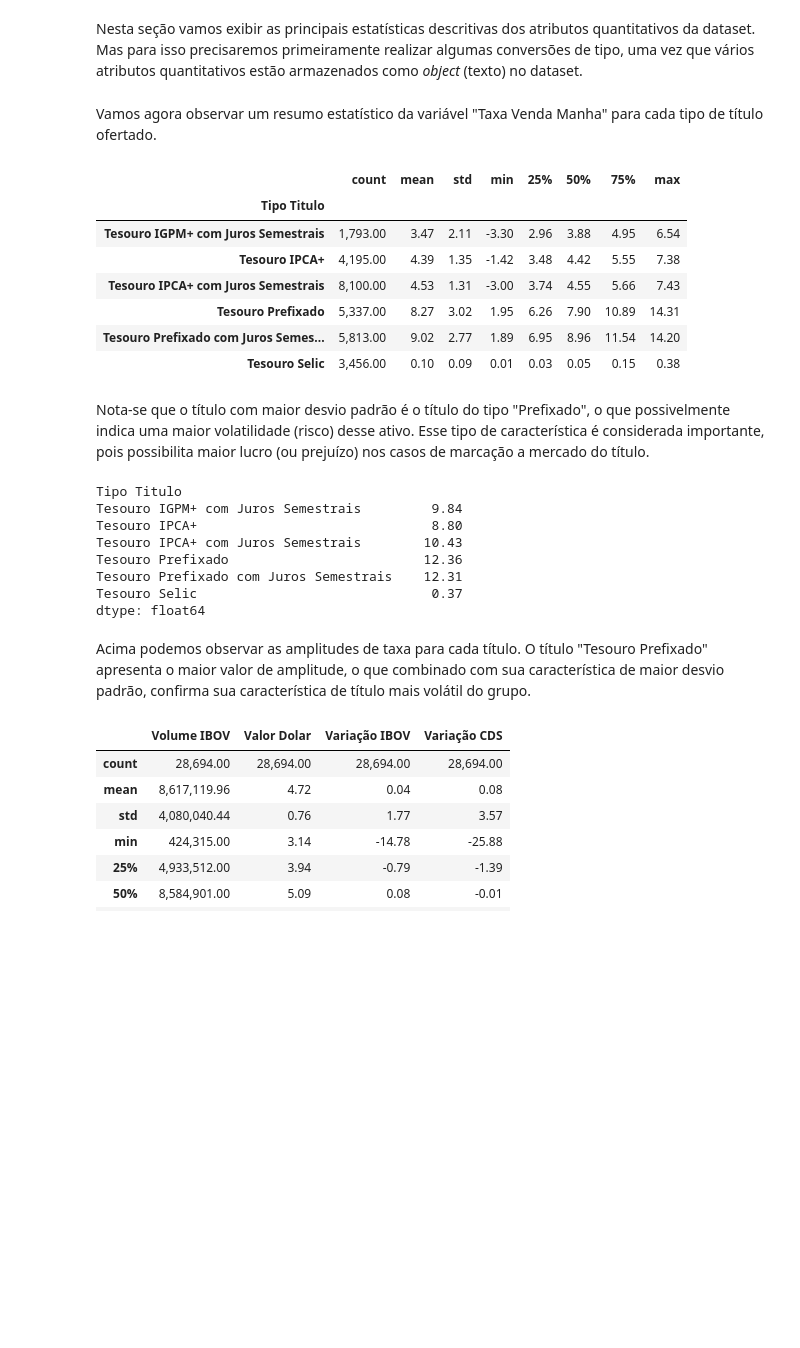
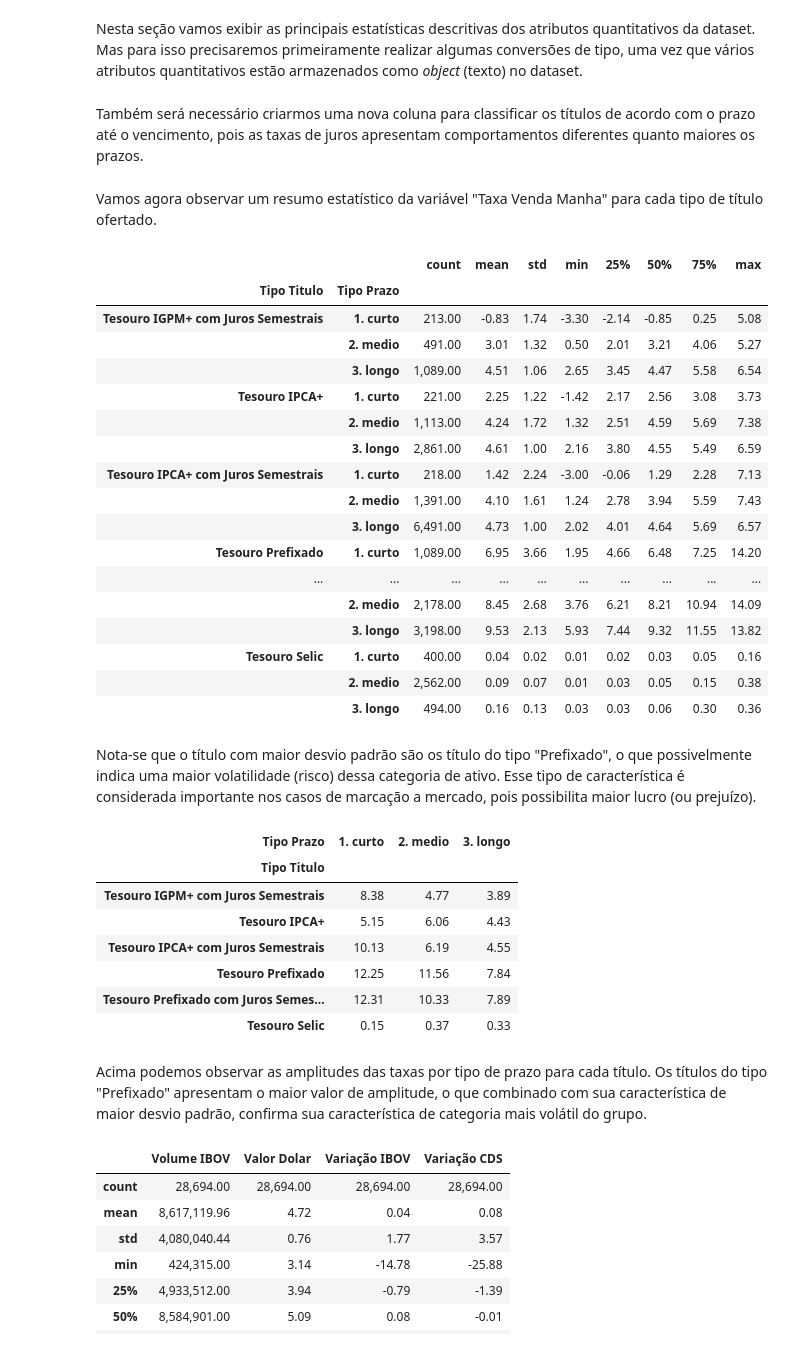
Before and after one commit to fppfurtado/mvp-pos-ciencia-de-dados, a Jupyter notebook: Projeto_MVP_Preditor_de_Preços_de_Títulos_Públicos_Federais.ipynb, the cells around one changed output. Saved outputs shown, nothing was run; the diff lists cells and outputs as text; code cells hidden in the pictures; blank space fills up the shorter version.

```diff
--- a/Projeto_MVP_Preditor_de_Preços_de_Títulos_Públicos_Federais.ipynb
+++ b/Projeto_MVP_Preditor_de_Preços_de_Títulos_Públicos_Federais.ipynb
@@ -275,36 +276,62 @@ df_merge = df_merge.astype({
     'Valor Dolar': 'float64',
     'Variação CDS': 'float64'
 })
+# %% [markdown]
+Também será necessário criarmos uma nova coluna para classificar os títulos de acordo com o prazo até o vencimento, pois as taxas de juros apresentam comportamentos diferentes quanto maiores os prazos.
+# %%
+#(df_merge['Data Vencimento'] - df_merge['Data Base'])/np.timedelta64(1, 'Y')
+def classificarPrazo(qtdAnos):
+  if(qtdAnos <= 1):
+    return '1. curto'
+  elif(qtdAnos <= 5):
+    return '2. medio'
+  else:
+    return '3. longo'
+
+df_merge['Tipo Prazo'] = (df_merge['Data Vencimento'] - df_merge['Data Base'])/np.timedelta64(1, 'Y')
+df_merge['Tipo Prazo'] = df_merge['Tipo Prazo'].apply(classificarPrazo)
 # %% [markdown]
 Vamos agora observar um resumo estatístico da variável "Taxa Venda Manha" para cada tipo de título ofertado.
 # %%
 # exibindo as estatísticas descritivas do atributo "Taxa Venda Manha" agrupadas por título.
-df_merge.groupby('Tipo Titulo').describe()['Taxa Venda Manha'].applymap('{:,.2f}'.format)
+df_merge.groupby(['Tipo Titulo', 'Tipo Prazo']).describe()['Taxa Venda Manha'].applymap('{:,.2f}'.format)
 # %% [output]
-|  | count | mean | std | min | 25% | 50% | 75% | max |
-| Tipo Titulo |  |  |  |  |  |  |  |  |
-| Tesouro IGPM+ com Juros Semestrais | 1,793.00 | 3.47 | 2.11 | -3.30 | 2.96 | 3.88 | 4.95 | 6.54 |
-| Tesouro IPCA+ | 4,195.00 | 4.39 | 1.35 | -1.42 | 3.48 | 4.42 | 5.55 | 7.38 |
-| Tesouro IPCA+ com Juros Semestrais | 8,100.00 | 4.53 | 1.31 | -3.00 | 3.74 | 4.55 | 5.66 | 7.43 |
-| Tesouro Prefixado | 5,337.00 | 8.27 | 3.02 | 1.95 | 6.26 | 7.90 | 10.89 | 14.31 |
-| Tesouro Prefixado com Juros Semes... | 5,813.00 | 9.02 | 2.77 | 1.89 | 6.95 | 8.96 | 11.54 | 14.20 |
-| Tesouro Selic | 3,456.00 | 0.10 | 0.09 | 0.01 | 0.03 | 0.05 | 0.15 | 0.38 |
+|  |  | count | mean | std | min | 25% | 50% | 75% | max |
+| Tipo Titulo | Tipo Prazo |  |  |  |  |  |  |  |  |
+| Tesouro IGPM+ com Juros Semestrais | 1. curto | 213.00 | -0.83 | 1.74 | -3.30 | -2.14 | -0.85 | 0.25 | 5.08 |
+|  | 2. medio | 491.00 | 3.01 | 1.32 | 0.50 | 2.01 | 3.21 | 4.06 | 5.27 |
+|  | 3. longo | 1,089.00 | 4.51 | 1.06 | 2.65 | 3.45 | 4.47 | 5.58 | 6.54 |
+| Tesouro IPCA+ | 1. curto | 221.00 | 2.25 | 1.22 | -1.42 | 2.17 | 2.56 | 3.08 | 3.73 |
+|  | 2. medio | 1,113.00 | 4.24 | 1.72 | 1.32 | 2.51 | 4.59 | 5.69 | 7.38 |
+|  | 3. longo | 2,861.00 | 4.61 | 1.00 | 2.16 | 3.80 | 4.55 | 5.49 | 6.59 |
+| Tesouro IPCA+ com Juros Semestrais | 1. curto | 218.00 | 1.42 | 2.24 | -3.00 | -0.06 | 1.29 | 2.28 | 7.13 |
+|  | 2. medio | 1,391.00 | 4.10 | 1.61 | 1.24 | 2.78 | 3.94 | 5.59 | 7.43 |
+|  | 3. longo | 6,491.00 | 4.73 | 1.00 | 2.02 | 4.01 | 4.64 | 5.69 | 6.57 |
+| Tesouro Prefixado | 1. curto | 1,089.00 | 6.95 | 3.66 | 1.95 | 4.66 | 6.48 | 7.25 | 14.20 |
+| ... | ... | ... | ... | ... | ... | ... | ... | ... | ... |
+|  | 2. medio | 2,178.00 | 8.45 | 2.68 | 3.76 | 6.21 | 8.21 | 10.94 | 14.09 |
+|  | 3. longo | 3,198.00 | 9.53 | 2.13 | 5.93 | 7.44 | 9.32 | 11.55 | 13.82 |
+| Tesouro Selic | 1. curto | 400.00 | 0.04 | 0.02 | 0.01 | 0.02 | 0.03 | 0.05 | 0.16 |
+|  | 2. medio | 2,562.00 | 0.09 | 0.07 | 0.01 | 0.03 | 0.05 | 0.15 | 0.38 |
+|  | 3. longo | 494.00 | 0.16 | 0.13 | 0.03 | 0.03 | 0.06 | 0.30 | 0.36 |
 # %% [markdown]
-Nota-se que o título com maior desvio padrão é o título do tipo "Prefixado", o que possivelmente indica uma maior volatilidade (risco) desse ativo. Esse tipo de característica é considerada importante, pois possibilita maior lucro (ou prejuízo) nos casos de marcação a mercado do título.
+Nota-se que o título com maior desvio padrão são os título do tipo "Prefixado", o que possivelmente indica uma maior volatilidade (risco) dessa categoria de ativo. Esse tipo de característica é considerada importante nos casos de marcação a mercado, pois possibilita maior lucro (ou prejuízo).
 # %%
-# calculando a amplitude por título pela diferença do valor máximo pelo valor mínimo
-df_merge.groupby('Tipo Titulo').describe()['Taxa Venda Manha']['max'] - df_merge.groupby('Tipo Titulo').describe()['Taxa Venda Manha']['min']
+# calculando a amplitude por tipo de título e de prazo
+max_titulo_prazo = pd.DataFrame(df_merge.groupby(['Tipo Titulo', 'Tipo Prazo']).describe()['Taxa Venda Manha']['max']).pivot_table(index='Tipo Titulo', columns='Tipo Prazo', values='max')
+min_titulo_prazo = pd.DataFrame(df_merge.groupby(['Tipo Titulo', 'Tipo Prazo']).describe()['Taxa Venda Manha']['min']).pivot_table(index='Tipo Titulo', columns='Tipo Prazo', values='min')
+max_titulo_prazo - min_titulo_prazo
 # %% [output]
-Tipo Titulo
-Tesouro IGPM+ com Juros Semestrais         9.84
-Tesouro IPCA+                              8.80
-Tesouro IPCA+ com Juros Semestrais        10.43
-Tesouro Prefixado                         12.36
-Tesouro Prefixado com Juros Semestrais    12.31
-Tesouro Selic                              0.37
-dtype: float64
+| Tipo Prazo | 1. curto | 2. medio | 3. longo |
+| Tipo Titulo |  |  |  |
+| Tesouro IGPM+ com Juros Semestrais | 8.38 | 4.77 | 3.89 |
+| Tesouro IPCA+ | 5.15 | 6.06 | 4.43 |
+| Tesouro IPCA+ com Juros Semestrais | 10.13 | 6.19 | 4.55 |
+| Tesouro Prefixado | 12.25 | 11.56 | 7.84 |
+| Tesouro Prefixado com Juros Semes... | 12.31 | 10.33 | 7.89 |
+| Tesouro Selic | 0.15 | 0.37 | 0.33 |
 # %% [markdown]
-Acima podemos observar as amplitudes de taxa para cada título. O título "Tesouro Prefixado" apresenta o maior valor de amplitude, o que combinado com sua característica de maior desvio padrão, confirma sua característica de título mais volátil do grupo.
+Acima podemos observar as amplitudes das taxas por tipo de prazo para cada título. Os títulos do tipo "Prefixado" apresentam o maior valor de amplitude, o que combinado com sua característica de maior desvio padrão, confirma sua característica de categoria mais volátil do grupo.
 # %%
 # exibindo as estatísticas descritivas dos demais atributos quantitativos
 df_merge.describe()[['Volume IBOV', 'Valor Dolar', 'Variação IBOV', 'Variação CDS']].applymap('{:,.2f}'.format)
```
Also changed, not shown: parts of 7 cells of this notebook.
